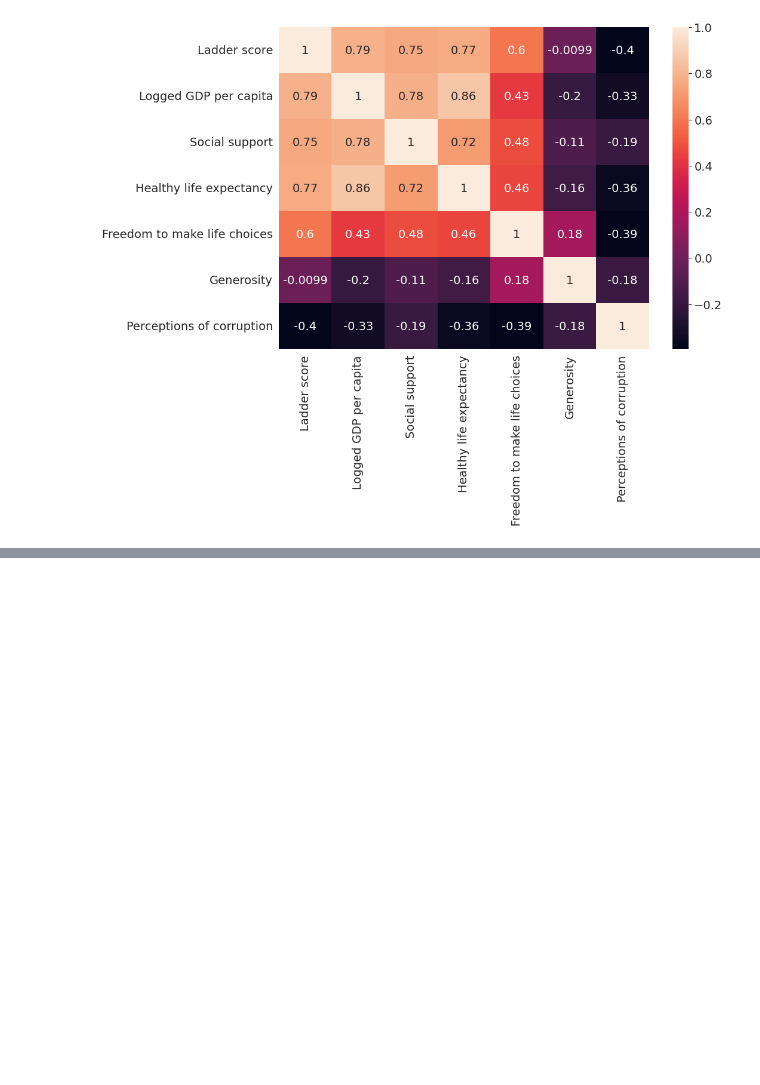
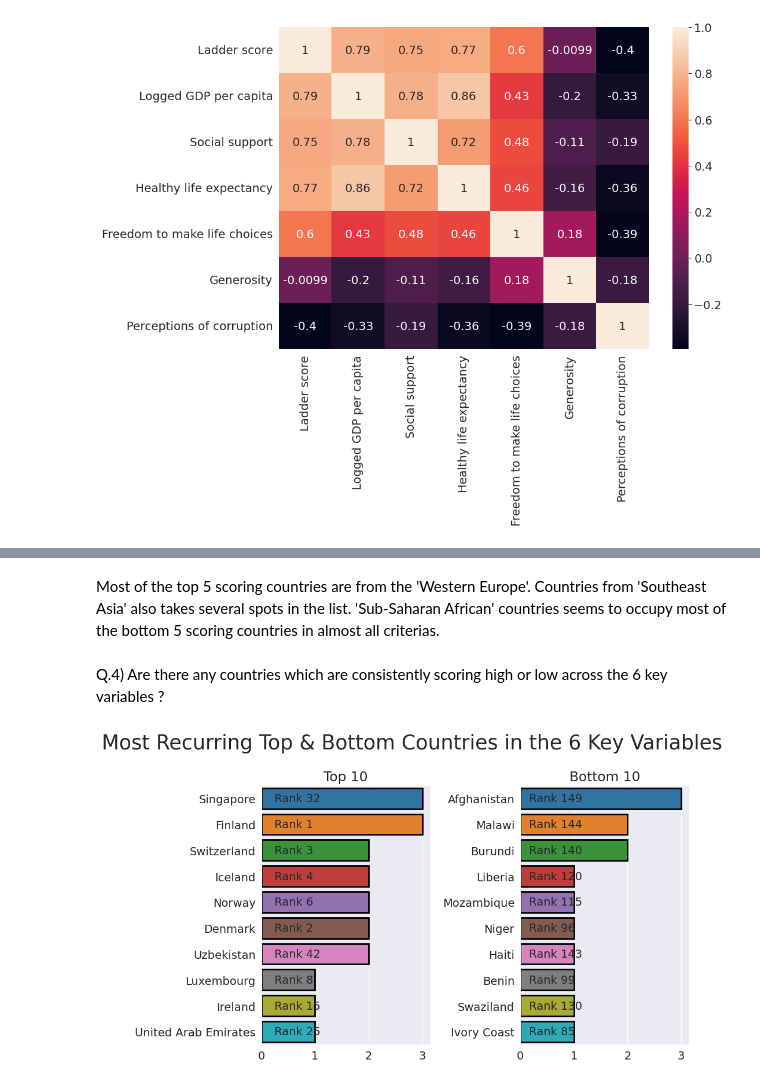
Before and after one commit to ameya932/World-Happiness-Report, a Jupyter notebook: World_Happiness_Report.ipynb, the cells around one changed output, grey strips where cells are left out. Saved outputs shown, nothing was run; the diff lists cells and outputs as text; code cells hidden in the pictures; blank space fills up the shorter version.

```diff
--- a/World_Happiness_Report.ipynb
+++ b/World_Happiness_Report.ipynb
@@ -186,0 +255,4 @@ plt.show()
+# %% [markdown]
+Most of the top 5 scoring countries are from the 'Western Europe'. Countries from 'Southeast Asia' also takes several spots in the list. 'Sub-Saharan African' countries seems to occupy most of the bottom 5 scoring countries in almost all criterias.
+# %% [markdown]
+Q.4) Are there any countries which are consistently scoring high or low across the 6 key variables ?
@@ -186,0 +261,32 @@ plt.show()
+# %%
+top5_counter = Counter()
+bottom5_counter = Counter()
+
+for feature in ['Logged GDP per capita', 'Social support', 'Healthy life expectancy', 'Freedom to make life choices', 'Generosity',
+                'Perceptions of corruption']:
+    feature_sorted = report.sort_values(feature, ascending=False)
+    if feature in ['Perceptions of corruption']:
+        bottom5_counter.update(feature_sorted.index[:5])
+        top5_counter.update(feature_sorted.index[-5:])
+    top5_counter.update(feature_sorted.index[:5])
+    bottom5_counter.update(feature_sorted.index[-5:])
+
+top5 = top5_counter.most_common(10)
+bottom5 = bottom5_counter.most_common(10)
+
+x1,y1 = zip(*top5)
+x2,y2 = zip(*bottom5)
+fig,ax = plt.subplots(1, 2, sharex=True, figsize=(10,6),)
+fig.suptitle("Most Recurring Top & Bottom Countries in the 6 Key Variables",fontsize=25)
+p1 = sns.barplot(y=list(x1), x=list(y1), ax=ax[0], ec='k', lw=2)
+for i,p in enumerate(p1.patches):
+    p1.annotate(f" Rank {report.loc[list(x1),'Rank'][i]}", xy=(0.1, p.get_y()+p.get_height()/2), xytext=(5, 0), textcoords='offset points',
+                ha="left", va="center")
+p1.set(title='Top 10')
+p2 = sns.barplot(y=list(x2),x=list(y2),ax=ax[1],ec='k',lw=2)
+p2.set(title='Bottom 10')
+for i,p in enumerate(p2.patches):
+    p2.annotate(f" Rank {report.loc[list(x2),'Rank'][i]}", xy=(0.1, p.get_y()+p.get_height()/2), ha="left", va="center")
+plt.tight_layout()
+# %% [output]
+[figure, added]
```
Also changed, not shown: parts of 9 cells of this notebook.
